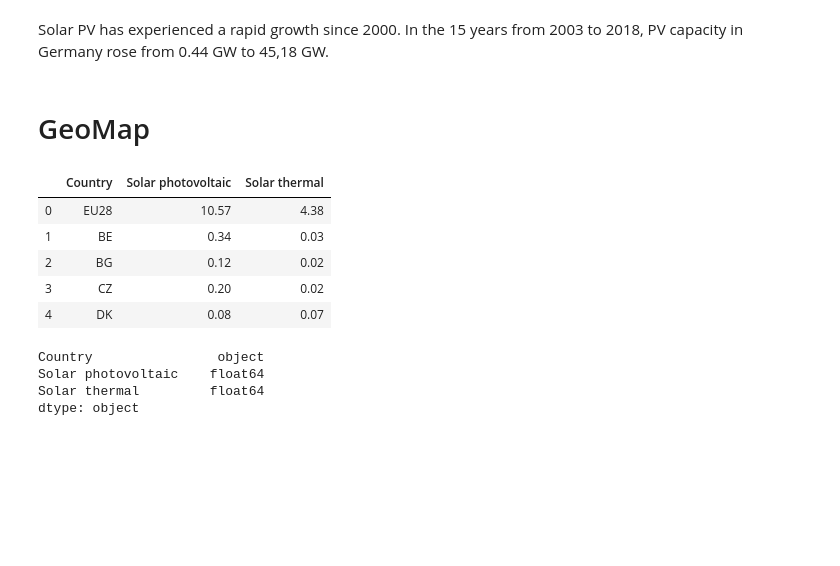
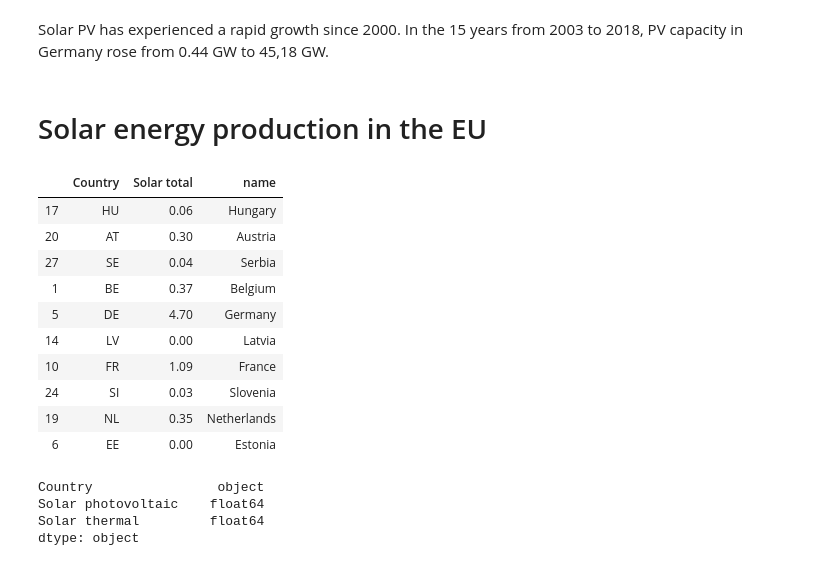
Before and after one commit to nlygar/renewable-energy-eu-statistics, a Jupyter notebook: renewable-energy-eu-statistics.ipynb, the cells around one changed output. Saved outputs shown, nothing was run; the diff lists cells and outputs as text; code cells hidden in the pictures; blank space fills up the shorter version.

```diff
--- a/renewable-energy-eu-statistics.ipynb
+++ b/renewable-energy-eu-statistics.ipynb
@@ -732,8 +722,8 @@ plt.tight_layout()
 [figure]
 # %% [markdown]
 Solar PV has experienced a rapid growth since 2000. In the 15 years from 2003 to 2018, PV capacity in Germany rose  from 0.44 GW to 45,18 GW.
-# %% [markdown]
-# GeoMap
+# %% [markdown]
+# Solar energy production in the EU
 # %%
 numbersheets = 28
 solar_results = pd.DataFrame({'Country':range(numbersheets),
@@ -748,15 +738,20 @@ for i in range(numbersheets):
     solar_results.iloc[i,0]=data.iloc[4,3]   # coutry name
     solar_results.iloc[i,1]= data.iloc[23,yearindex]
     solar_results.iloc[i,2]= data.iloc[24,yearindex]
-# %%
-solar_results.head()
-# %% [output]
-|  | Country | Solar photovoltaic | Solar thermal |
-| 0 | EU28 | 10.57 | 4.38 |
-| 1 | BE | 0.34 | 0.03 |
-| 2 | BG | 0.12 | 0.02 |
-| 3 | CZ | 0.20 | 0.02 |
-| 4 | DK | 0.08 | 0.07 |
+# %%
+solar_results.sample(10)
+# %% [output]
+|  | Country | Solar total | name |
+| 17 | HU | 0.06 | Hungary |
+| 20 | AT | 0.30 | Austria |
+| 27 | SE | 0.04 | Serbia |
+| 1 | BE | 0.37 | Belgium |
+| 5 | DE | 4.70 | Germany |
+| 14 | LV | 0.00 | Latvia |
+| 10 | FR | 1.09 | France |
+| 24 | SI | 0.03 | Slovenia |
+| 19 | NL | 0.35 | Netherlands |
+| 6 | EE | 0.00 | Estonia |
 # %%
 solar_results.dtypes
 # %% [output]
```
Also changed, not shown: parts of 14 cells of this notebook.
